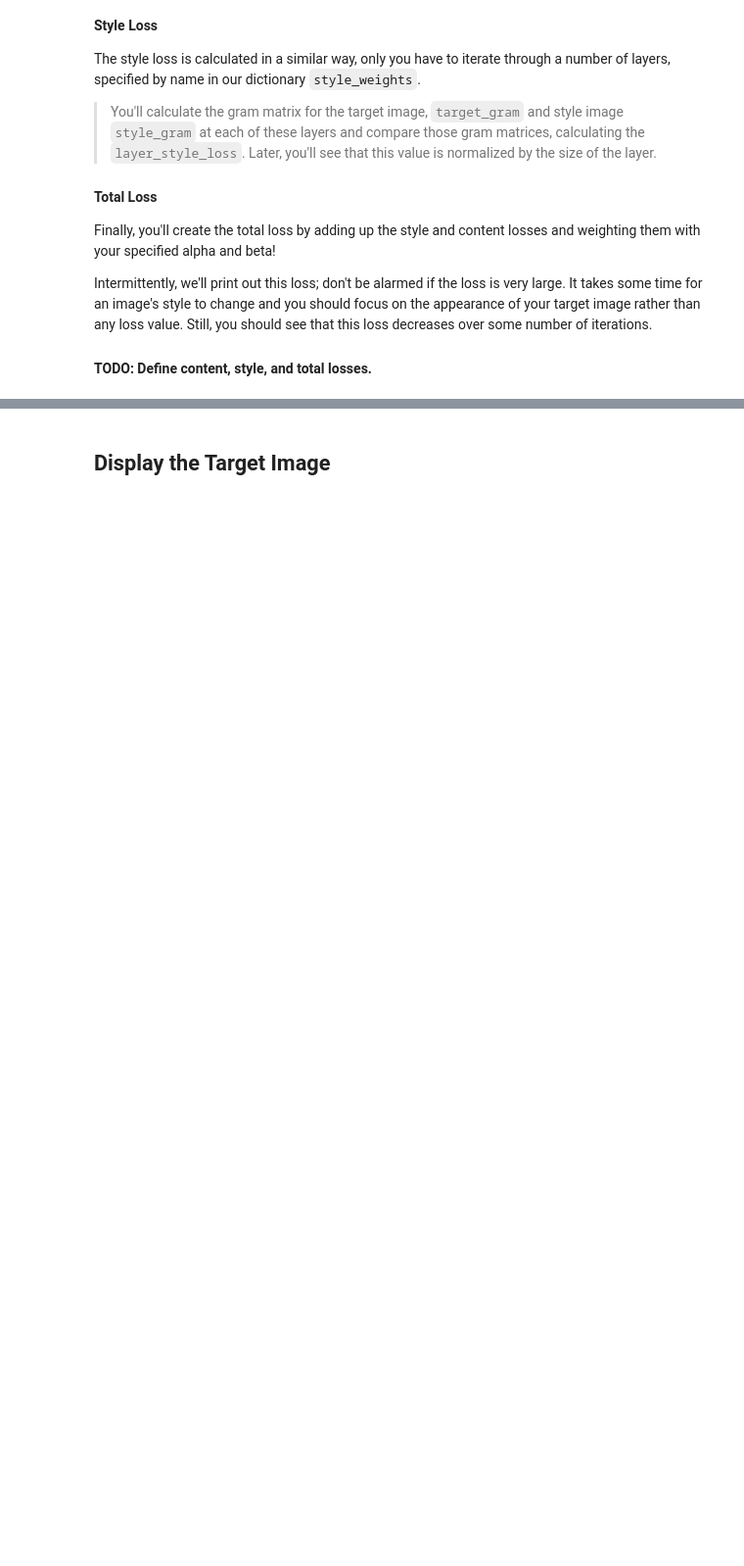
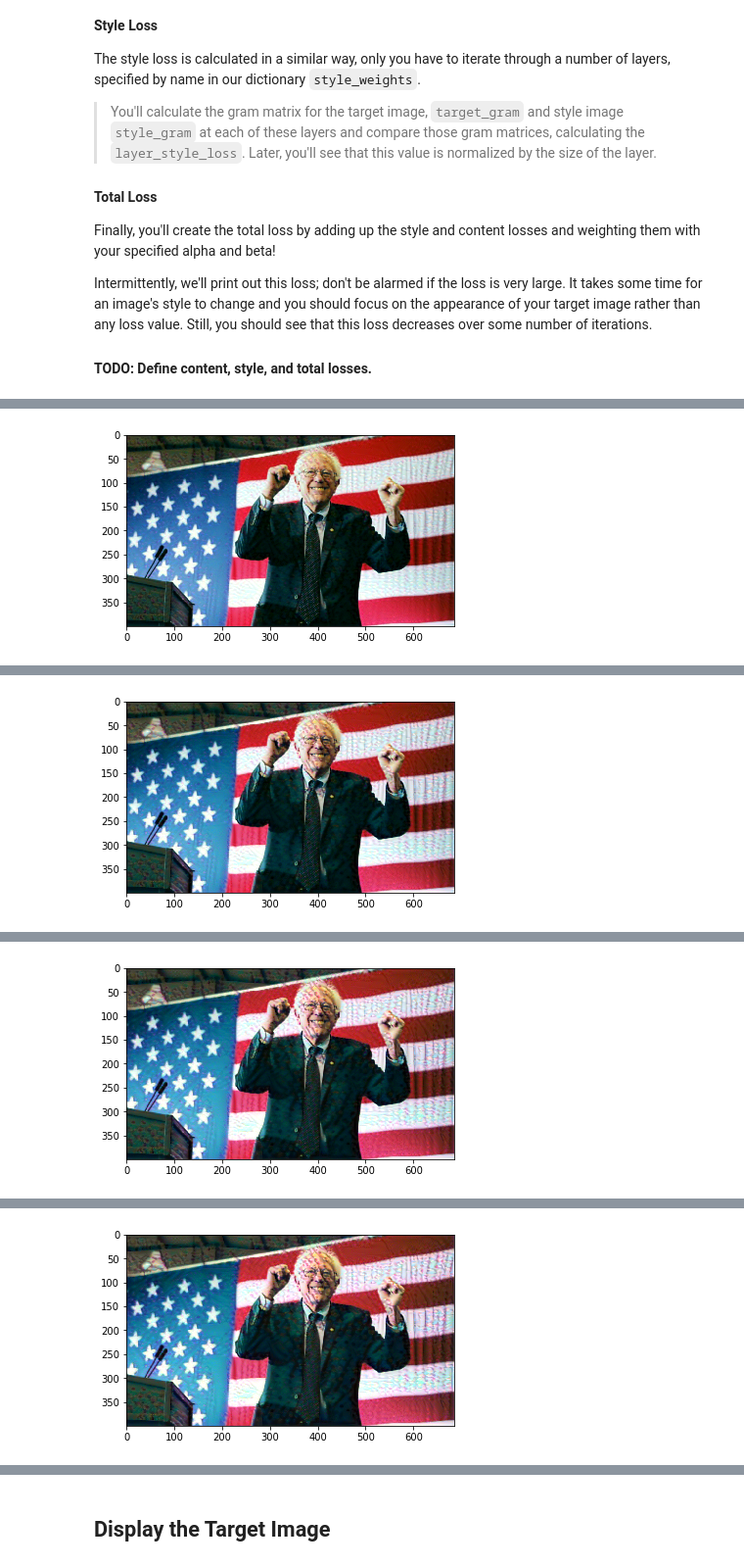
Before and after one commit to thomasdunlap/deep-learning-v2-pytorch, a Jupyter notebook: style-transfer/Style_Transfer_Exercise.ipynb, the cells around one changed output, grey strips where cells are left out. Shown at 98% size. Cells and saved outputs as stored; diff of their text form; code cells hidden in the pictures; blank space fills up the shorter version.

Commit message:
Completed style transfer.  Customizing with Bernie Sanders.

```diff
--- a/style-transfer/Style_Transfer_Exercise.ipynb
+++ b/style-transfer/Style_Transfer_Exercise.ipynb
@@ -93,9 +109,9 @@ def load_image(img_path, max_size=400, shape=None):
 Next, I'm loading in images by file name and forcing the style image to be the same size as the content image.
 # %%
 # load in content and style image
-content = load_image('images/octopus.jpg').to(device)
+content = load_image('images/bernie-sanders-flag.jpg').to(device)
 # Resize style to match content, makes code easier
-style = load_image('images/hockney.jpg', shape=content.shape[-2:]).to(device)
+style = load_image('images/rainbow_swirl.jpg', shape=content.shape[-2:]).to(device)
 # %%
 # helper function for un-normalizing an image
 # and converting it from a Tensor image to a NumPy image for display
@@ -138,7 +175,12 @@ def get_features(image, model, layers=None):
     ## TODO: Complete mapping layer names of PyTorch's VGGNet to names from the paper
     ## Need the layers for the content and style representations of an image
     if layers is None:
-        layers = {'0': 'conv1_1'}
+        layers = {'0': 'conv1_1',
+                  '5': 'conv2_1',
+                 '10': 'conv3_1',
+                 '19': 'conv4_1',
+                 '21': 'conv4_2',
+                 '28': 'conv5_1'}
 
 
     ## -- do not need to change the code below this line -- ##
@@ -172,7 +214,10 @@ def gram_matrix(tensor):
     ## get the batch_size, depth, height, and width of the Tensor
     ## reshape it, so we're multiplying the features for each channel
     ## calculate the gram matrix
-    gram = None
+    batch_size, d, h, w = tensor.size()
+    matrix = tensor.view(d, w*h)
+
+    gram = torch.mm(matrix, matrix.t())
 
     return gram
 # %% [markdown]
@@ -244,18 +289,18 @@ Intermittently, we'll print out this loss; don't be alarmed if the loss is very
 #### TODO: Define content, style, and total losses.
 # %%
 # for displaying the target image, intermittently
-show_every = 400
+show_every = 200
 
 # iteration hyperparameters
 optimizer = optim.Adam([target], lr=0.003)
-steps = 2000  # decide how many iterations to update your image (5000)
+steps = 1000  # decide how many iterations to update your image (5000)
 
 for ii in range(1, steps+1):
 
     ## TODO: get the features from your target image
     ## Then calculate the content loss
-    target_features = None
-    content_loss = None
+    target_features = get_features(target, vgg)
+    content_loss = torch.mean((target_features['conv4_2'] - content_features['conv4_2'])**2)
 
     # the style loss
     # initialize the style loss to 0
@@ -267,19 +312,19 @@ for ii in range(1, steps+1):
         _, d, h, w = target_feature.shape
 
         ## TODO: Calculate the target gram matrix
-        target_gram = None
+        target_gram = gram_matrix(target_feature)
 
         ## TODO:  get the "style" style representation
-        style_gram = None
+        style_gram = style_grams[layer]
         ## TODO: Calculate the style loss for one layer, weighted appropriately
-        layer_style_loss = None
+        layer_style_loss = style_weights[layer] * torch.mean((target_gram - style_gram)**2)
 
         # add to the style loss
         style_loss += layer_style_loss / (d * h * w)
 
 
     ## TODO:  calculate the *total* loss
-    total_loss = None
+    total_loss = content_weight * content_loss + style_weight * style_loss
 
     ## -- do not need to change code, below -- ##
     # update your target image
@@ -292,3 +337,4 @@ for ii in range(1, steps+1):
         print('Total loss: ', total_loss.item())
         plt.imshow(im_convert(target))
         plt.show()
+# %% [output]
@@ -294,0 +342 @@ for ii in range(1, steps+1):
+[figure, added]
@@ -294,0 +344 @@ for ii in range(1, steps+1):
+[figure, added]
@@ -294,0 +346 @@ for ii in range(1, steps+1):
+[figure, added]
@@ -294,0 +348 @@ for ii in range(1, steps+1):
+[figure, added]
```
Also changed, not shown: parts of 6 cells of this notebook, 2 other files.
